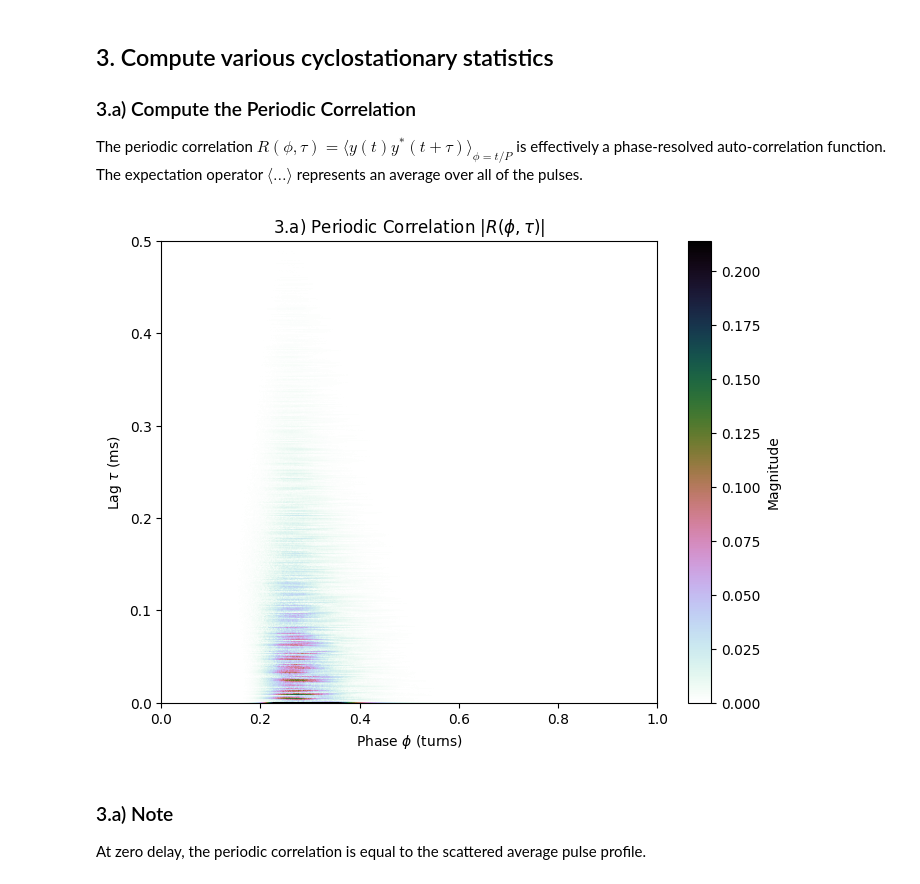
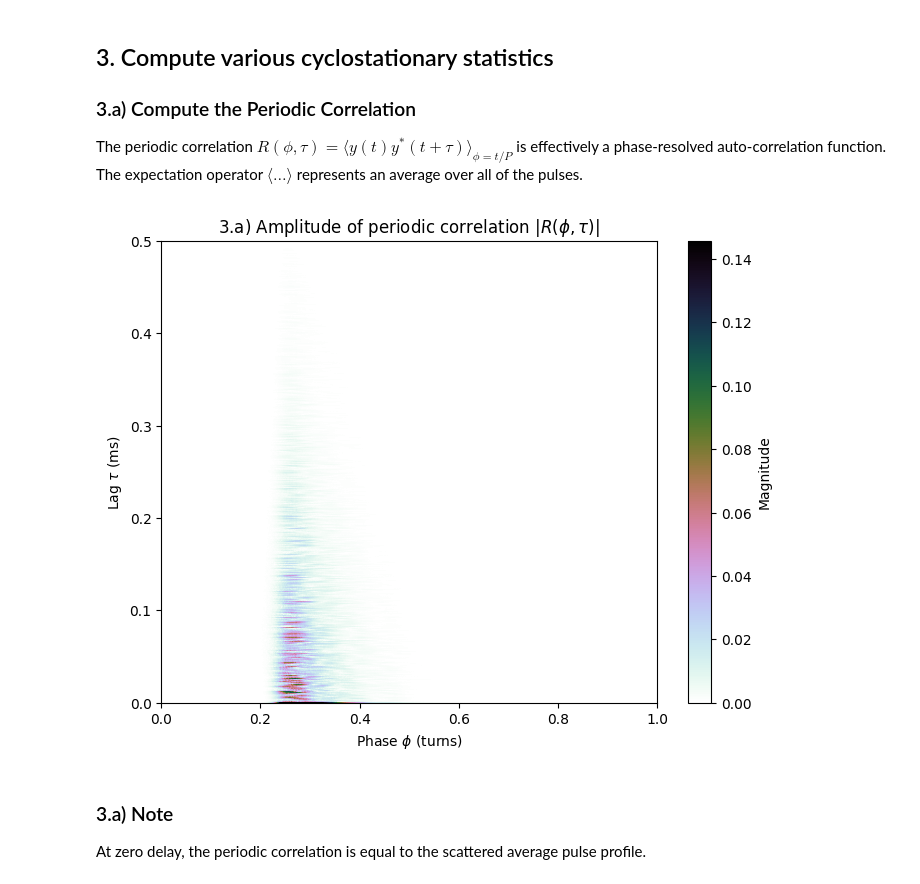
Before and after one commit to straten/dyncycpy, a Jupyter notebook: notebooks/CyclicSpectroscopy.ipynb, the cells around one changed output. Cells and saved outputs as stored; diff of their text form; code cells hidden in the pictures.

```diff
--- a/notebooks/CyclicSpectroscopy.ipynb
+++ b/notebooks/CyclicSpectroscopy.ipynb
@@ -32,7 +32,7 @@ The pulsar signal is modelled as periodically amplitude-modulated normally-distr
 The pulsar has a spin period of 1 ms and a single component with a full width at half maximum (FWHM) of 50 $\mu$s.
 # %%
 P = 1e-3         # Pulse period: 1 millisecond
-FWHM = 100e-6     # Pulse width (full width at half maximum): 50 microseconds
+FWHM = 50e-6     # Pulse width (full width at half maximum): 50 microseconds
 sigma = FWHM / (2. * np.sqrt(2.* np.log(2.)))
 
 # Create phase array that wraps around the period, centered at P/2
@@ -186,21 +191,21 @@ for lag in range(nlag):
 # %%
 plt.figure(figsize=(8, 6))
 
 max_delay_ms = nlag * dt * 1e3
 
 # maximum value at lag > 0 (for better dynamic range)
 maxval = np.max(np.abs(R_phi_tau[:,5:]))
 
 # Plot magnitude of periodic correlation
 plt.imshow(np.abs(R_phi_tau.T), aspect='auto', origin='lower',
            extent=[0, 1, 0, max_delay_ms], cmap='cubehelix_r', vmax=maxval, interpolation=None)
-plt.title("3.a) Periodic Correlation $|R(\\phi, \\tau)|$")
+plt.title("3.a) Amplitude of periodic correlation $|R(\\phi, \\tau)|$")
 plt.ylabel("Lag $\\tau$ (ms)")
 plt.xlabel("Phase $\\phi$ (turns)")
 plt.colorbar(label='Magnitude')
 plt.show()
 # %% [output]
-[figure, old version]
+[figure, new version]
 # %% [markdown]
 ### 3.a) Note
 
```
Also changed, not shown: parts of 10 cells of this notebook.
